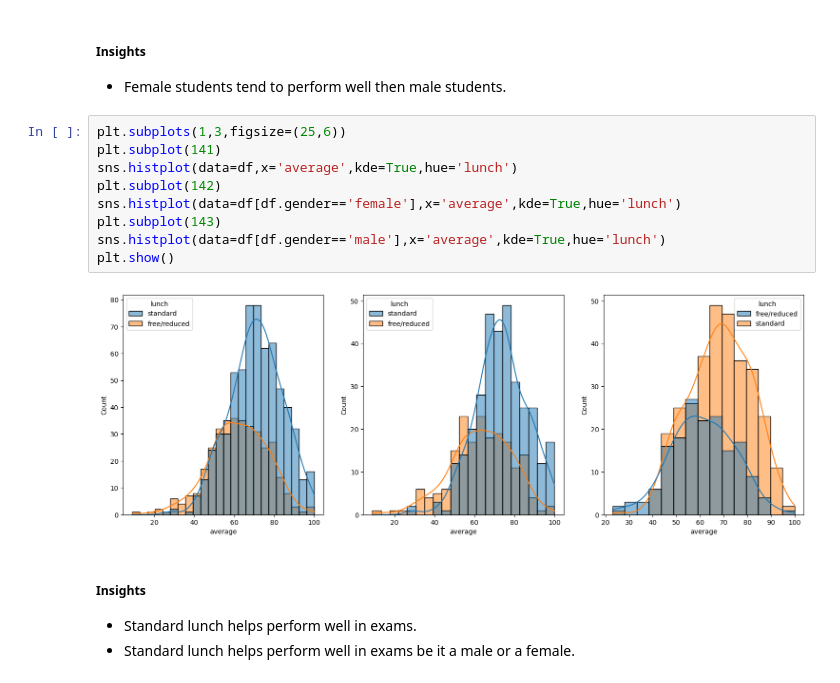
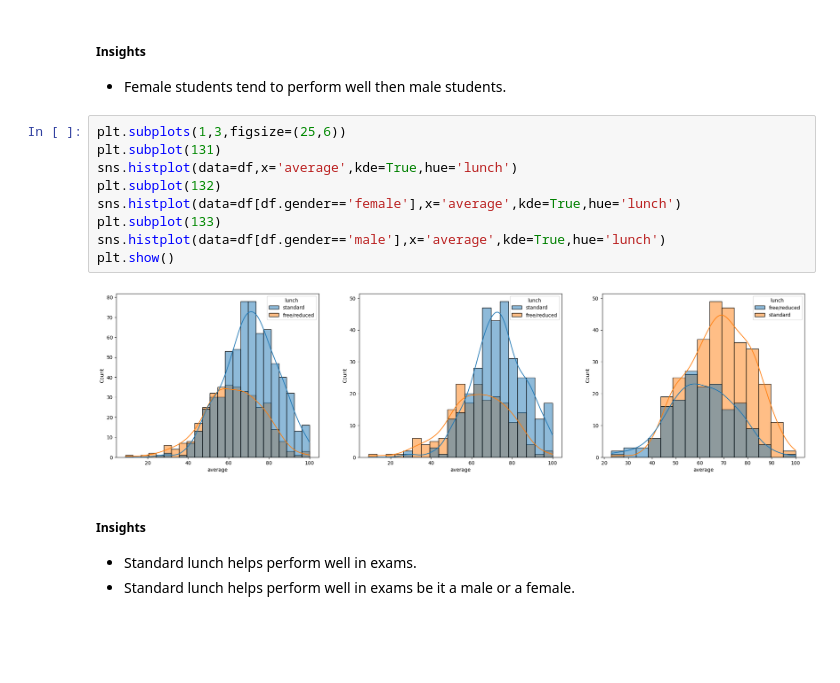
Before and after one commit to uditdas84/mlproject, a Jupyter notebook: notebook/1 . EDA STUDENT PERFORMANCE .ipynb, the cells around one changed output. Cells and saved outputs as stored; diff of their text form; blank space fills up the shorter version.

```diff
--- a/notebook/1 . EDA STUDENT PERFORMANCE .ipynb
+++ b/notebook/1 . EDA STUDENT PERFORMANCE .ipynb
@@ -297,15 +291,15 @@ plt.show()
 - Female students tend to perform well then male students.
 # %%
 plt.subplots(1,3,figsize=(25,6))
-plt.subplot(141)
+plt.subplot(131)
 sns.histplot(data=df,x='average',kde=True,hue='lunch')
-plt.subplot(142)
+plt.subplot(132)
 sns.histplot(data=df[df.gender=='female'],x='average',kde=True,hue='lunch')
-plt.subplot(143)
+plt.subplot(133)
 sns.histplot(data=df[df.gender=='male'],x='average',kde=True,hue='lunch')
 plt.show()
 # %% [output]
-[figure, old version]
+[figure, new version]
 # %% [markdown]
 #####  Insights
 - Standard lunch helps perform well in exams.
```
Also changed, not shown: parts of 11 cells of this notebook, 6 other files.
